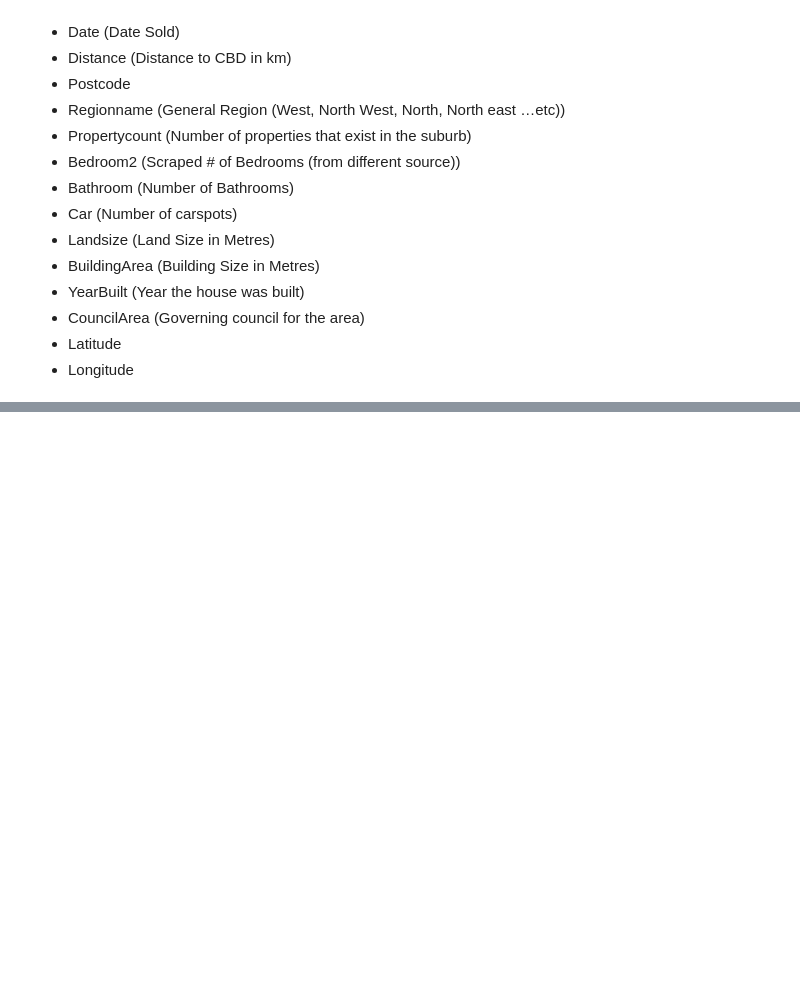
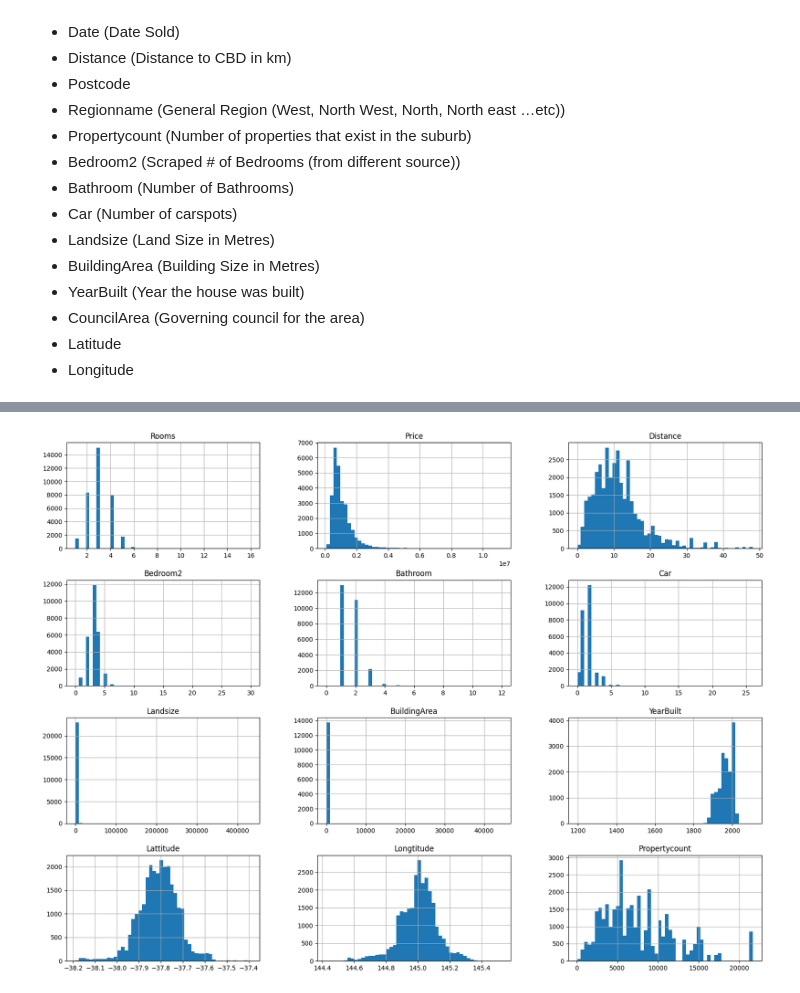
Before and after one commit to Noha-Jung3/Melbourne-Housing-Price-Prediction, a Jupyter notebook: EDA and Predictions.ipynb, the cells around one changed output, grey strips where cells are left out. Drawn from its saved outputs; the diff is of its cells as text; code cells hidden in the pictures; blank space fills up the shorter version.

```diff
--- a/EDA and Predictions.ipynb
+++ b/EDA and Predictions.ipynb
@@ -76,0 +88,2 @@ This project will be using [this dataset]("https://www.kaggle.com/datasets/antho
+# %%
+housing = pd.read_csv("C:/Users/jungn/OneDrive/Documents/Projects/Melbourne-Housing-Price-Prediction/data/Melbourne_housing_FULL.csv")
@@ -76,0 +166,5 @@ This project will be using [this dataset]("https://www.kaggle.com/datasets/antho
+# %%
+housing.hist(["Rooms","Price","Distance","Bedroom2","Bathroom","Car","Landsize","BuildingArea","YearBuilt", "Lattitude", "Longtitude", "Propertycount"],bins = 50, figsize=(20,15))
+plt.show()
+# %% [output]
+[figure, added]
```
Also changed, not shown: parts of 16 cells of this notebook.
